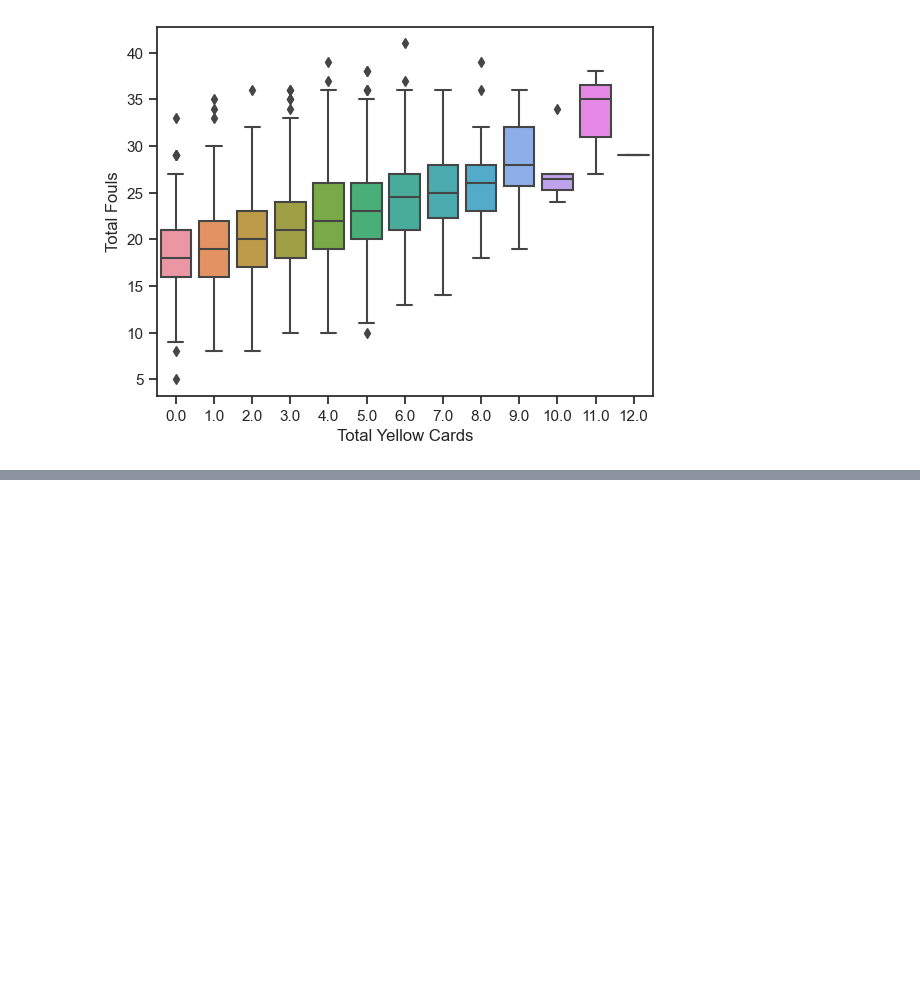
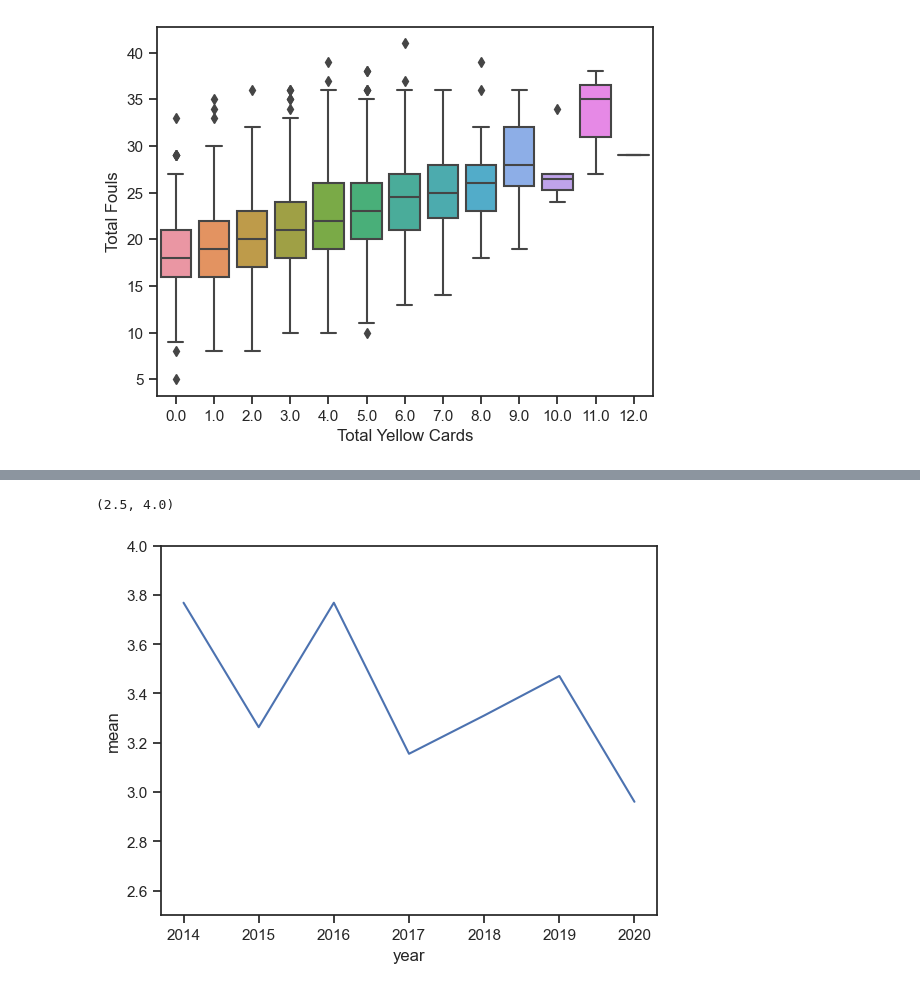
Before and after one commit to ubco-W2022T2-data301/Group14, a Jupyter notebook: analysis/analysis3.ipynb, the cells around one changed output, grey strips where cells are left out. Cells and saved outputs as stored; diff of their text form; code cells hidden in the pictures; blank space fills up the shorter version.

```diff
--- a/analysis/analysis3.ipynb
+++ b/analysis/analysis3.ipynb
@@ -138,0 +134,11 @@ nan
+# %%
+#Average cards given out by Year
+
+mean_Yellow_Cards = df_subset.groupby('year')['Total Yellow Cards'].mean()
+mean_Yellow_Cards_df = mean_Yellow_Cards.to_frame().reset_index()
+mean_Yellow_Cards_df.columns=["year", "mean"]
+sns.lineplot(x='year', y='mean', data=mean_Yellow_Cards_df, markers=True)
+plt.ylim([2.5,4])
+# %% [output]
+(2.5, 4.0)
+[figure, added]
```
Also changed, not shown: parts of 4 cells of this notebook.
